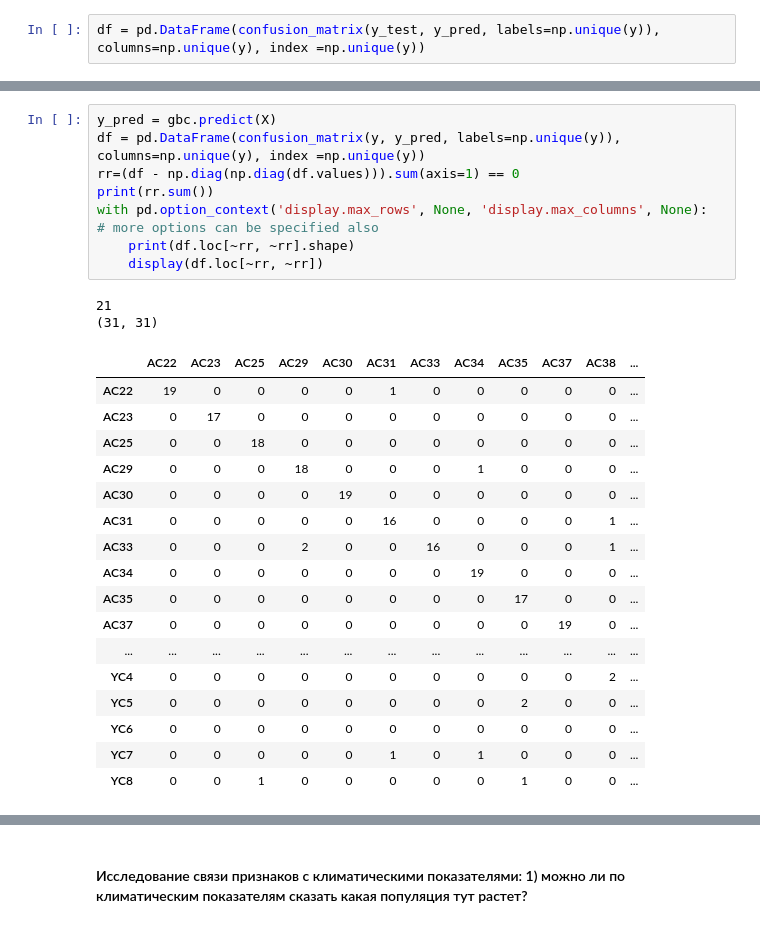
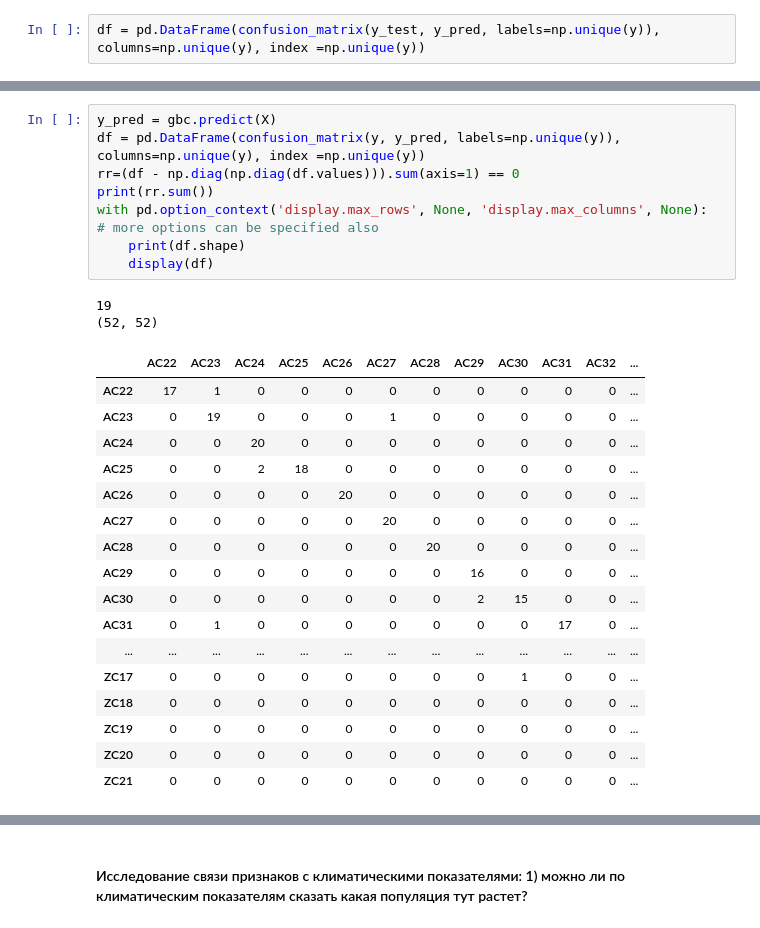
Before and after one commit to scidam/pyworks, a Jupyter notebook: biodf01_APR_2018/morho/main.ipynb, the cells around one changed output, grey strips where cells are left out. Saved outputs shown, nothing was run; the diff lists cells and outputs as text.

```diff
--- a/biodf01_APR_2018/morho/main.ipynb
+++ b/biodf01_APR_2018/morho/main.ipynb
@@ -323,31 +281,31 @@ with pd.option_context('display.max_rows', None, 'display.max_columns', None):
 # %%
 y_pred = gbc.predict(X)
 df = pd.DataFrame(confusion_matrix(y, y_pred, labels=np.unique(y)), columns=np.unique(y), index =np.unique(y))
 rr=(df - np.diag(np.diag(df.values))).sum(axis=1) == 0
 print(rr.sum())
 with pd.option_context('display.max_rows', None, 'display.max_columns', None):  # more options can be specified also
-    print(df.loc[~rr, ~rr].shape)
-    display(df.loc[~rr, ~rr])
+    print(df.shape)
+    display(df)
 # %% [output]
-21
-(31, 31)
+19
+(52, 52)
-|  | AC22 | AC23 | AC25 | AC29 | AC30 | AC31 | AC33 | AC34 | AC35 | AC37 | AC38 | ... |
-| AC22 | 19 | 0 | 0 | 0 | 0 | 1 | 0 | 0 | 0 | 0 | 0 | ... |
-| AC23 | 0 | 17 | 0 | 0 | 0 | 0 | 0 | 0 | 0 | 0 | 0 | ... |
-| AC25 | 0 | 0 | 18 | 0 | 0 | 0 | 0 | 0 | 0 | 0 | 0 | ... |
-| AC29 | 0 | 0 | 0 | 18 | 0 | 0 | 0 | 1 | 0 | 0 | 0 | ... |
-| AC30 | 0 | 0 | 0 | 0 | 19 | 0 | 0 | 0 | 0 | 0 | 0 | ... |
-| AC31 | 0 | 0 | 0 | 0 | 0 | 16 | 0 | 0 | 0 | 0 | 1 | ... |
-| AC33 | 0 | 0 | 0 | 2 | 0 | 0 | 16 | 0 | 0 | 0 | 1 | ... |
-| AC34 | 0 | 0 | 0 | 0 | 0 | 0 | 0 | 19 | 0 | 0 | 0 | ... |
-| AC35 | 0 | 0 | 0 | 0 | 0 | 0 | 0 | 0 | 17 | 0 | 0 | ... |
-| AC37 | 0 | 0 | 0 | 0 | 0 | 0 | 0 | 0 | 0 | 19 | 0 | ... |
+|  | AC22 | AC23 | AC24 | AC25 | AC26 | AC27 | AC28 | AC29 | AC30 | AC31 | AC32 | ... |
+| AC22 | 17 | 1 | 0 | 0 | 0 | 0 | 0 | 0 | 0 | 0 | 0 | ... |
+| AC23 | 0 | 19 | 0 | 0 | 0 | 1 | 0 | 0 | 0 | 0 | 0 | ... |
+| AC24 | 0 | 0 | 20 | 0 | 0 | 0 | 0 | 0 | 0 | 0 | 0 | ... |
+| AC25 | 0 | 0 | 2 | 18 | 0 | 0 | 0 | 0 | 0 | 0 | 0 | ... |
+| AC26 | 0 | 0 | 0 | 0 | 20 | 0 | 0 | 0 | 0 | 0 | 0 | ... |
+| AC27 | 0 | 0 | 0 | 0 | 0 | 20 | 0 | 0 | 0 | 0 | 0 | ... |
+| AC28 | 0 | 0 | 0 | 0 | 0 | 0 | 20 | 0 | 0 | 0 | 0 | ... |
+| AC29 | 0 | 0 | 0 | 0 | 0 | 0 | 0 | 16 | 0 | 0 | 0 | ... |
+| AC30 | 0 | 0 | 0 | 0 | 0 | 0 | 0 | 2 | 15 | 0 | 0 | ... |
+| AC31 | 0 | 1 | 0 | 0 | 0 | 0 | 0 | 0 | 0 | 17 | 0 | ... |
 | ... | ... | ... | ... | ... | ... | ... | ... | ... | ... | ... | ... | ... |
-| YC4 | 0 | 0 | 0 | 0 | 0 | 0 | 0 | 0 | 0 | 0 | 2 | ... |
-| YC5 | 0 | 0 | 0 | 0 | 0 | 0 | 0 | 0 | 2 | 0 | 0 | ... |
-| YC6 | 0 | 0 | 0 | 0 | 0 | 0 | 0 | 0 | 0 | 0 | 0 | ... |
-| YC7 | 0 | 0 | 0 | 0 | 0 | 1 | 0 | 1 | 0 | 0 | 0 | ... |
-| YC8 | 0 | 0 | 1 | 0 | 0 | 0 | 0 | 0 | 1 | 0 | 0 | ... |
+| ZC17 | 0 | 0 | 0 | 0 | 0 | 0 | 0 | 0 | 1 | 0 | 0 | ... |
+| ZC18 | 0 | 0 | 0 | 0 | 0 | 0 | 0 | 0 | 0 | 0 | 0 | ... |
+| ZC19 | 0 | 0 | 0 | 0 | 0 | 0 | 0 | 0 | 0 | 0 | 0 | ... |
+| ZC20 | 0 | 0 | 0 | 0 | 0 | 0 | 0 | 0 | 0 | 0 | 0 | ... |
+| ZC21 | 0 | 0 | 0 | 0 | 0 | 0 | 0 | 0 | 0 | 0 | 0 | ... |
 # %%
 print("Вклад признаков в разделение популяций:")
 for item in sorted(list(zip(gbc.feature_importances_, morph_quant + morph_qual)), key=lambda x: x[0], reverse=True):
```
Also changed, not shown: parts of 35 cells of this notebook.
